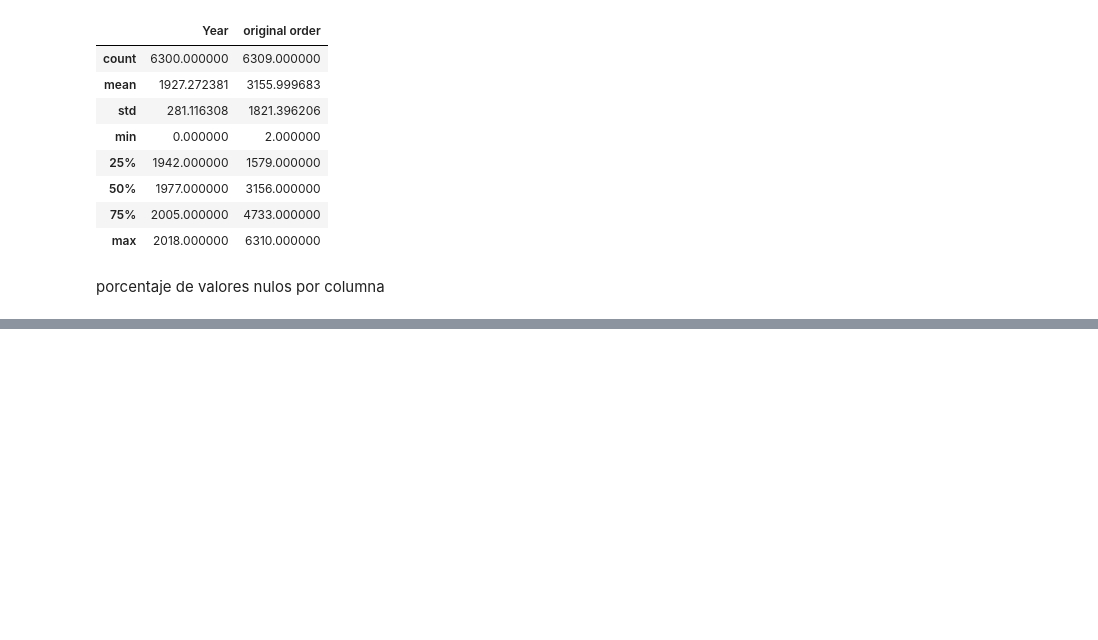
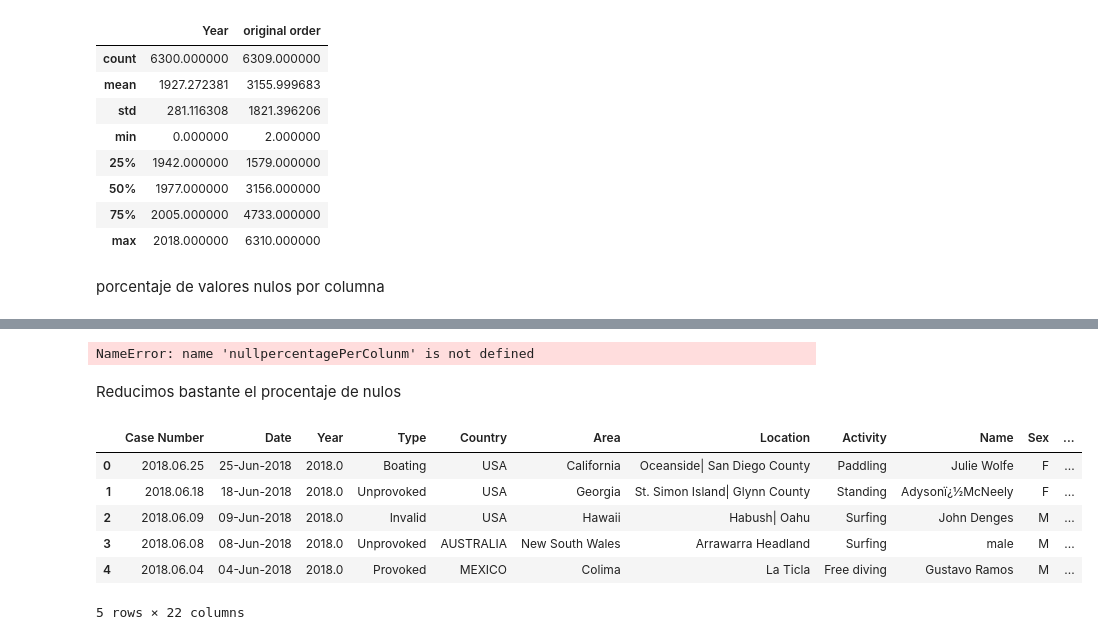
Before and after one commit to JuanCaceffo/limpiezaDataSet_ELT, a Jupyter notebook: Sharki_Limpieza.ipynb, the cells around one changed output, grey strips where cells are left out. Drawn from its saved outputs; the diff is of its cells as text; code cells hidden in the pictures; blank space fills up the shorter version.

Commit message:
eliminado de filas con un 80% de filas nulas

```diff
--- a/Sharki_Limpieza.ipynb
+++ b/Sharki_Limpieza.ipynb
@@ -98,0 +101,6 @@ dtype: int64
+# %%
+#eliminamos las columnas que tienen casi un 100% de valores nulos
+attacks.drop(axis=1,labels=["Unnamed: 22","Unnamed: 23"],inplace=True)
+# %%
+#eliminamos las filas nulas
+attacks.dropna(axis=0,how="all",inplace=True)
@@ -98,0 +131,20 @@ dtype: int64
+# %%
+#eliminamos todas las filas que tengan un porcentaje de nulos mayor o igual al 80%
+PERCENTAGE = int(round(80*attacks.shape[1]/100,0))
+attacks.dropna(axis=0,inplace=True,thresh=PERCENTAGE)
+# %%
+nullpercentagePerColunm()
+# %% [output]
+NameError: name 'nullpercentagePerColunm' is not defined
+# %% [markdown]
+Reducimos bastante el procentaje de nulos
+# %%
+attacks.head()
+# %% [output]
+|  | Case Number | Date | Year | Type | Country | Area | Location | Activity | Name | Sex | ... |
+| 0 | 2018.06.25 | 25-Jun-2018 | 2018.0 | Boating | USA | California | Oceanside| San Diego County | Paddling | Julie Wolfe | F | ... |
+| 1 | 2018.06.18 | 18-Jun-2018 | 2018.0 | Unprovoked | USA | Georgia | St. Simon Island| Glynn County | Standing | Adysonï¿½McNeely | F | ... |
+| 2 | 2018.06.09 | 09-Jun-2018 | 2018.0 | Invalid | USA | Hawaii | Habush| Oahu | Surfing | John Denges | M | ... |
+| 3 | 2018.06.08 | 08-Jun-2018 | 2018.0 | Unprovoked | AUSTRALIA | New South Wales | Arrawarra Headland | Surfing | male | M | ... |
+| 4 | 2018.06.04 | 04-Jun-2018 | 2018.0 | Provoked | MEXICO | Colima | La Ticla | Free diving | Gustavo Ramos | M | ... |
+5 rows × 22 columns
```
Also changed, not shown: parts of 6 cells of this notebook.
